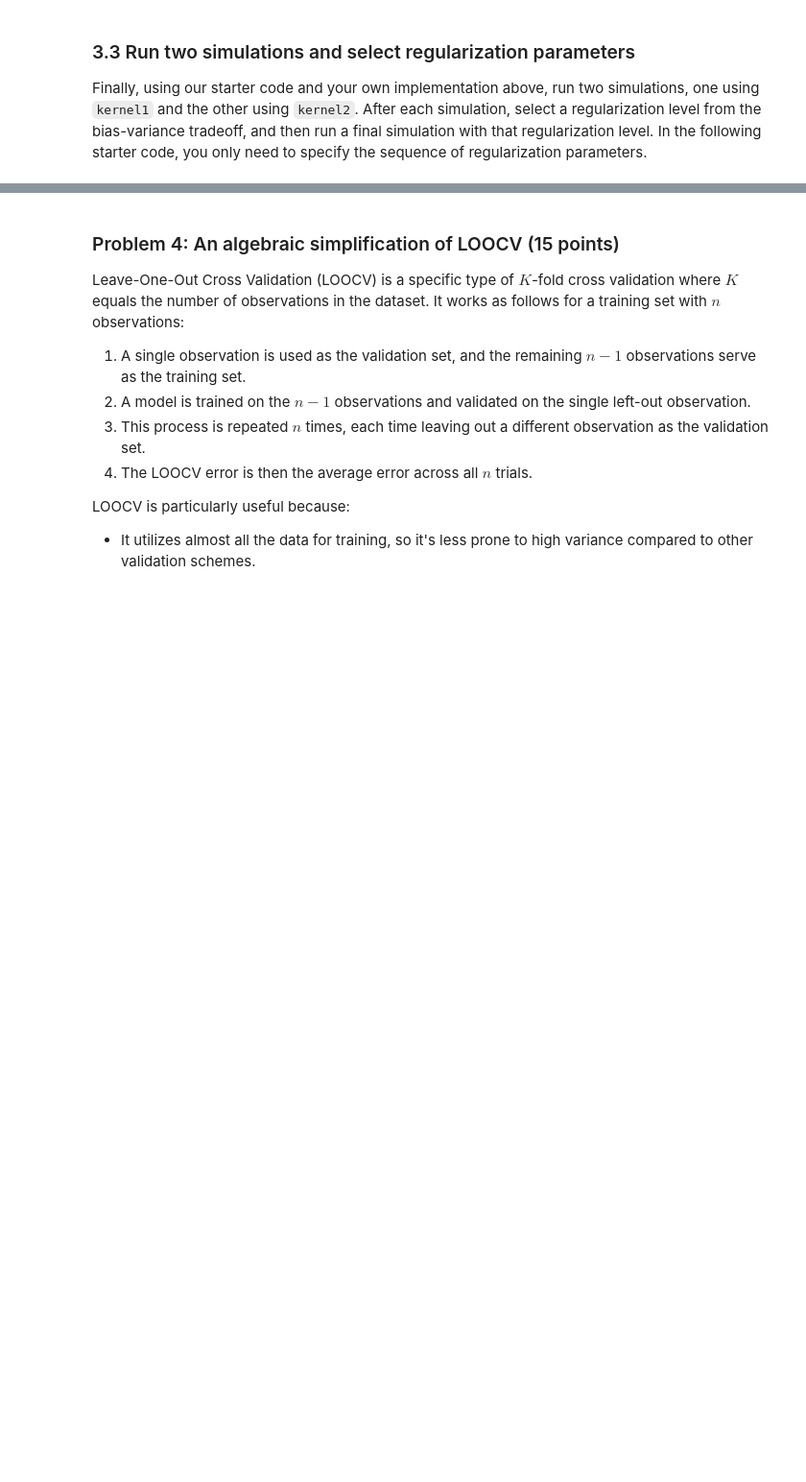
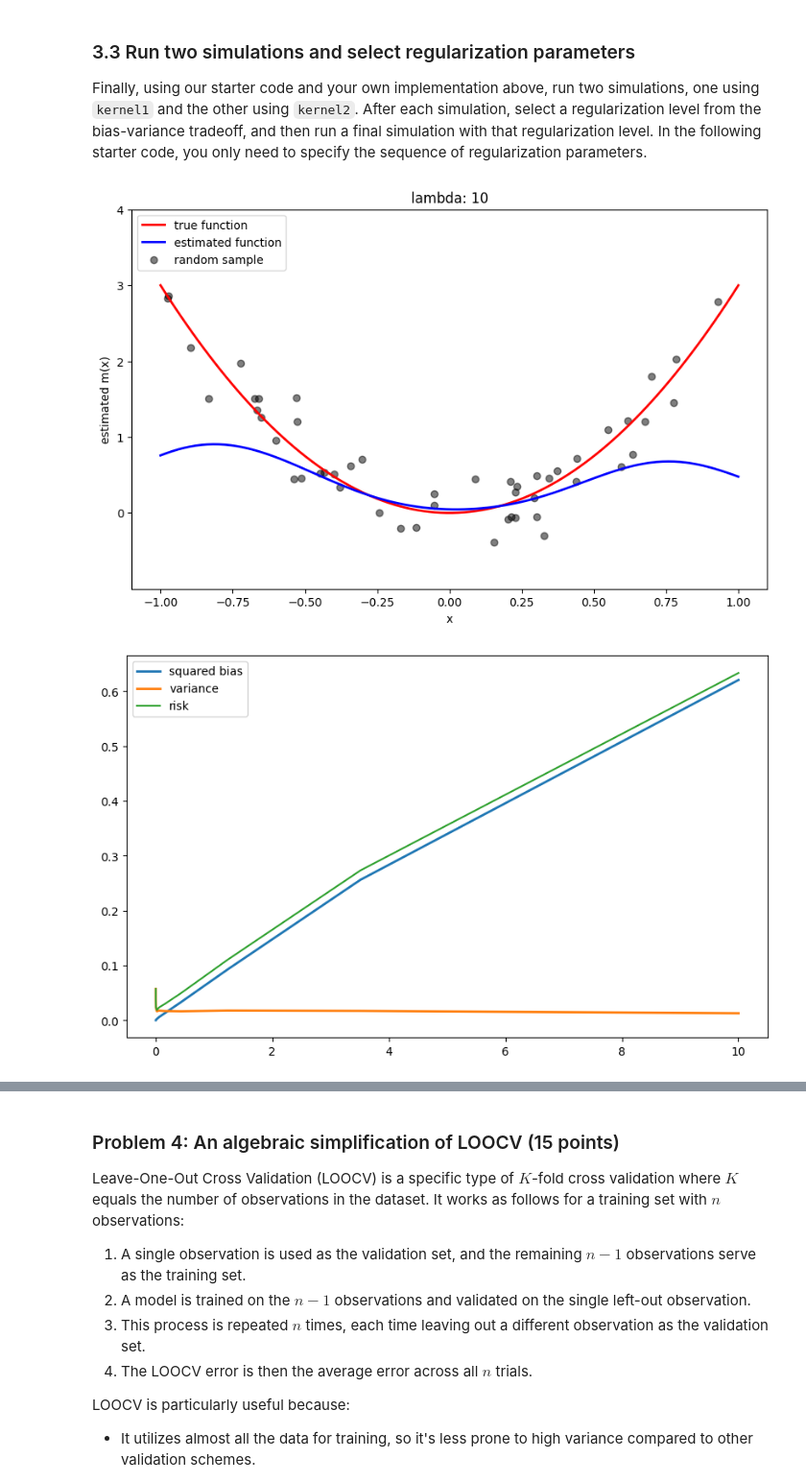
Before and after one commit to wangyf1125/SDS6650, a Jupyter notebook: assignments/assn1/assn1.ipynb, the cells around one changed output, grey strips where cells are left out. Shown: that part at 96% size. Cells and saved outputs as stored; diff of their text form; code cells hidden in the pictures; blank space fills up the shorter version.

```diff
--- a/assignments/assn1/assn1.ipynb
+++ b/assignments/assn1/assn1.ipynb
@@ -446,16 +521,3 @@ with two different bandwidths, or you might experiment with other kernels.
 The function `mercer_kernel_regress` takes a kernel, training data `X` and `y`, an array of values `x` to evaluate the function on, and a regularization parameter. You'll use your derivation above to
 determine the coefficients $\alpha$. For some clues and suggestions on how to do the
 implementation, see our demo code for smoothing kernels. You need to do something very similar.
-# %%
-def mercer_kernel_regress(kernel, X, y, x, lmbda):
-    # your implementation here
-    _
-
-def kernel1(x,y):
-    # your implementation here
-    _
-
-
-def kernel2(x,y):
-    # your implementation here
-    _
@@ -466,6 +626,9 @@ Finally, using our starter code and your own implementation above, run two simul
 using `kernel1` and the other using `kernel2`. After each simulation, select a regularization level from the bias-variance tradeoff, and then run a final simulation with that regularization level. In the following
 starter code, you only need to specify the sequence of regularization parameters.
 # %%
-lmbdas = # define your sequence of lambdas
+lmbdas = np.logspace(-4, 1, 12) # define your sequence of lambdas
 run_simulation(kernel1, lmbdas)
+# %% [output]
+[figure, added]
+[figure, added]
 # %%
```
Also changed, not shown: parts of 5 cells of this notebook.
